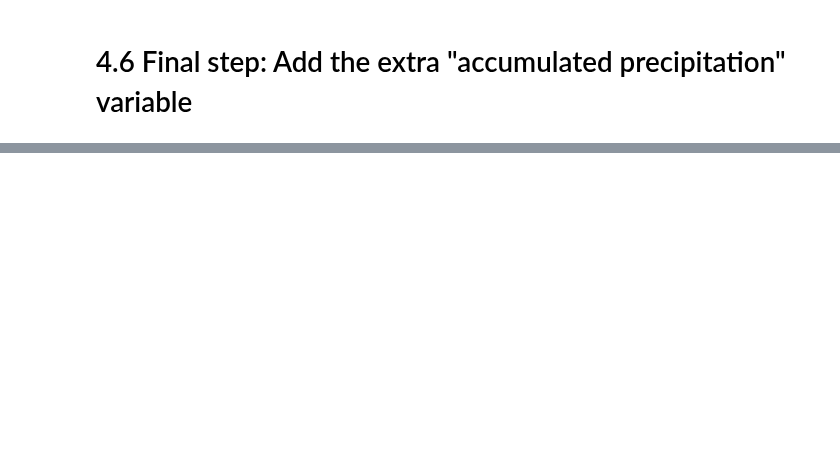
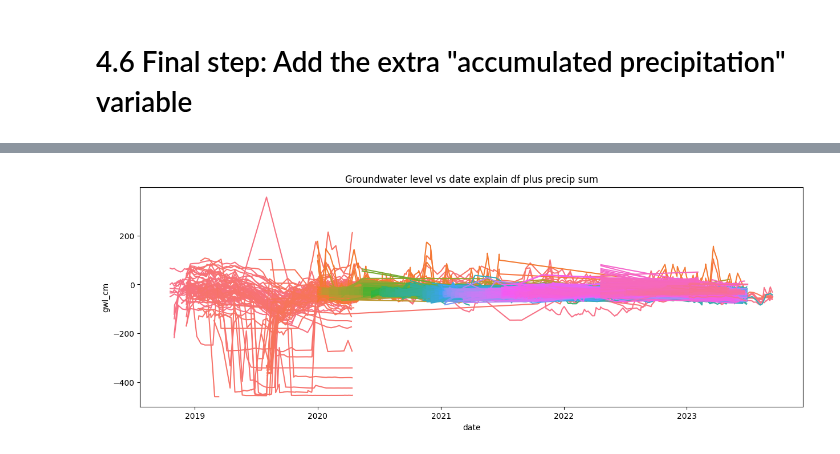
Before and after one commit to dfguerrerom/gwl-modeling, a Jupyter notebook: 1_1_get_explanatory.ipynb, the cells around one changed output, grey strips where cells are left out. Saved outputs shown, nothing was run; the diff lists cells and outputs as text; code cells hidden in the pictures; blank space fills up the shorter version.

```diff
--- a/1_1_get_explanatory.ipynb
+++ b/1_1_get_explanatory.ipynb
@@ -691,2 +611,5 @@ explanatory_with_response_plus_precip[explanatory_with_response_plus_precip.id==
 # %%
-explanatory_with_response_plus_precip.to_csv("data/7_training_data/explanatory_with_response_var_and_source_extra_sum_prec.csv", index=False)
+# explanatory_with_response_plus_precip.to_csv("data/7_training_data/explanatory_with_response_var_and_source_extra_sum_prec.csv", index=False)
+
+explanatory_with_response_var_and_source_extra_sum_prec = pd.read_csv("data/7_training_data/explanatory_with_response_var_and_source_extra_sum_prec.csv", parse_dates=["date"])
+len(explanatory_with_response_var_and_source_extra_sum_prec)
@@ -692,0 +647,4 @@ explanatory_with_response_plus_precip.to_csv("data/7_training_data/explanatory_w
+# %%
+plot_ts(explanatory_with_response_var_and_source_extra_sum_prec, "gwl_cm", title="explain df plus precip sum")
+# %% [output]
+[figure, added]
```
Also changed, not shown: parts of 37 cells of this notebook.
